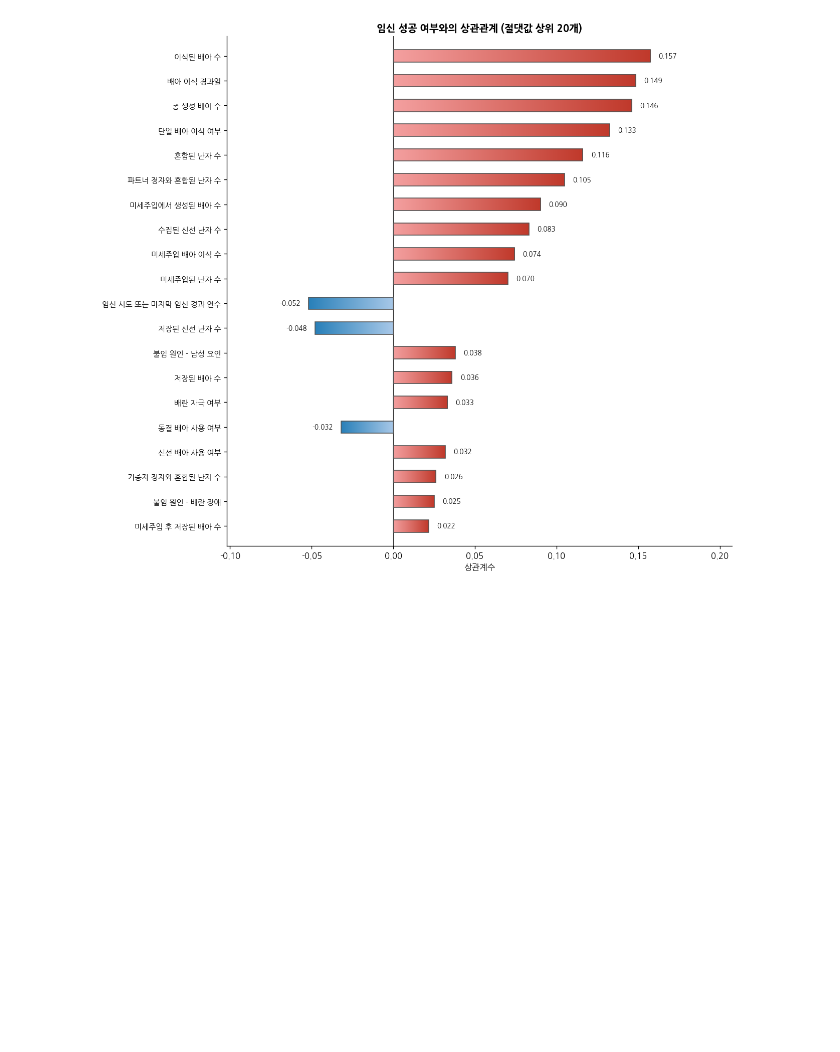
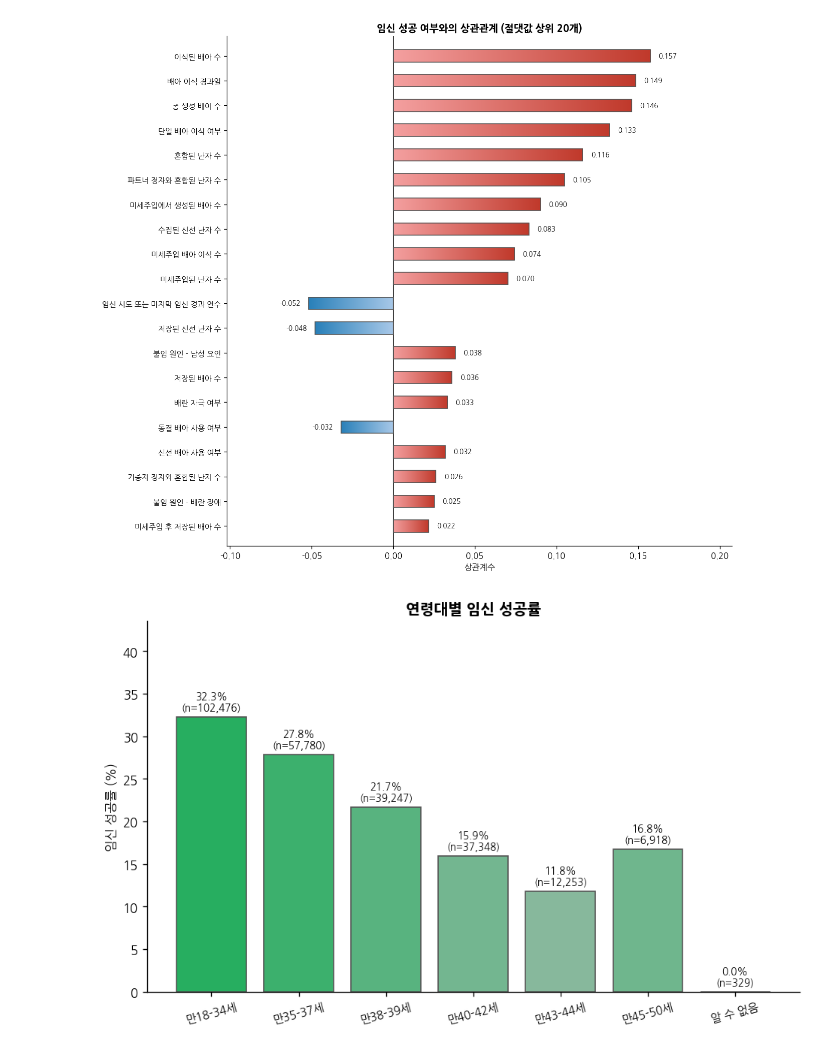
Before and after one commit to predicting-pregnancy-success/pregnancy-ml-models, a Jupyter notebook: notebooks/before_refactoring/v1/01_EDA.ipynb, the cells around one changed output. Cells and saved outputs as stored; diff of their text form; code cells hidden in the pictures; blank space fills up the shorter version.

```diff
--- a/notebooks/before_refactoring/v1/01_EDA.ipynb
+++ b/notebooks/before_refactoring/v1/01_EDA.ipynb
@@ -375,3 +375,89 @@ fig.subplots_adjust(left=0.25, right=0.95)  # 좌우 여백 명시적으로 설
 plt.show()
 # %% [output]
 [figure]
+# %%
+import os
+import matplotlib.colors as mcolors
+
+os.makedirs('../../../images', exist_ok=True)
+
+palette   = {'0': '#888888', '1': '#27AE60'}
+gray_green = mcolors.LinearSegmentedColormap.from_list('gray_green', ['#BEBEBE', '#27AE60'])
+
+
+def plot_cat(col, order, title, filename):
+    fig, ax = plt.subplots(figsize=(8, 5))
+    grp = train.groupby(col, observed=True)['임신 성공 여부'].agg(['mean', 'count']).reset_index()
+    grp.columns = [col, 'rate', 'count']
+    if order:
+        grp[col] = pd.Categorical(grp[col], categories=order, ordered=True)
+        grp = grp.sort_values(col)
+    norm   = mcolors.Normalize(vmin=grp['rate'].min(), vmax=grp['rate'].max())
+    colors = [gray_green(norm(r)) for r in grp['rate']]
+    bars   = ax.bar(grp[col].astype(str), grp['rate'] * 100,
+                    color=colors, edgecolor='#555555', linewidth=1.0)
+    for bar, (_, row) in zip(bars, grp.iterrows()):
+        ax.text(bar.get_x() + bar.get_width()/2, bar.get_height() + 0.5,
+                f"{row['rate']*100:.1f}%\n(n={row['count']:,})",
+                ha='center', va='bottom', fontsize=8)
+    ax.set_title(title, fontsize=12, fontweight='bold')
+    ax.set_ylabel('임신 성공률 (%)')
+    ax.set_ylim(0, grp['rate'].max() * 100 * 1.35)
+    ax.tick_params(axis='x', labelsize=9, rotation=15)
+    sns.despine(ax=ax)
+    plt.tight_layout()
+    plt.savefig(f'../../../images/{filename}.png', dpi=150, bbox_inches='tight')
+    plt.show()
+
+
+def plot_num(col, filename):
+    data = train[[col, '임신 성공 여부']].dropna()
+    data['임신 성공 여부'] = data['임신 성공 여부'].astype(str)
+
+    fig, axes = plt.subplots(1, 2, figsize=(12, 4))
+    fig.suptitle(f'{col} 분포', fontsize=13, fontweight='bold')
+
+    for val, color in palette.items():
+        subset = data[data['임신 성공 여부'] == val][col]
+        axes[0].hist(subset, bins=30, alpha=0.6, color=color,
+                     label=f"{'성공' if val == '1' else '실패'} (n={len(subset):,})",
+                     edgecolor='white', linewidth=0.5)
+    axes[0].set_title(f'{col} — 히스토그램', fontsize=10, fontweight='bold')
+    axes[0].set_xlabel(col)
+    axes[0].set_ylabel('빈도')
+    axes[0].legend(fontsize=8)
+    sns.despine(ax=axes[0])
+
+    sns.boxplot(data=data, x='임신 성공 여부', y=col, ax=axes[1],
+                palette=palette, width=0.5, linewidth=1.2,
+                flierprops={'marker': 'o', 'markersize': 3, 'alpha': 0.3})
+    axes[1].set_xticklabels(['실패 (0)', '성공 (1)'])
+    axes[1].set_title(f'{col} — 박스플롯', fontsize=10, fontweight='bold')
+    axes[1].set_xlabel('')
+    sns.despine(ax=axes[1])
+
+    plt.tight_layout()
+    plt.savefig(f'../../../images/{filename}.png', dpi=150, bbox_inches='tight')
+    plt.show()
+
+
+age_order   = ['만18-34세', '만35-37세', '만38-39세', '만40-42세', '만43-44세', '만45-50세', '알 수 없음']
+count_order = ['0회', '1회', '2회', '3회', '4회', '5회', '6회 이상']
+
+# 섹션 1 — 연령
+plot_cat('시술 당시 나이', age_order, '연령대별 임신 성공률', 'success_rate_by_age')
+
+# 섹션 2 — 배아 이식 경과일
+plot_num('배아 이식 경과일', 'embryo_transfer_day_distribution')
+
+# 섹션 3 — 기증 난자
+plot_cat('난자 출처', None, '난자 출처별 임신 성공률', 'success_rate_by_egg_source')
+
+# 섹션 4 — 총 생성 배아 수 + 수집된 신선 난자 수
+plot_num('총 생성 배아 수', 'total_embryo_distribution')
+plot_num('수집된 신선 난자 수', 'collected_egg_distribution')
+
+# 섹션 5 — 시술 반복 실패
+plot_cat('총 시술 횟수', count_order, '총 시술 횟수별 임신 성공률', 'success_rate_by_attempts')
+# %% [output]
+[figure, added]
```
Also changed, not shown: parts of 1 cell of this notebook, 3 other files.
